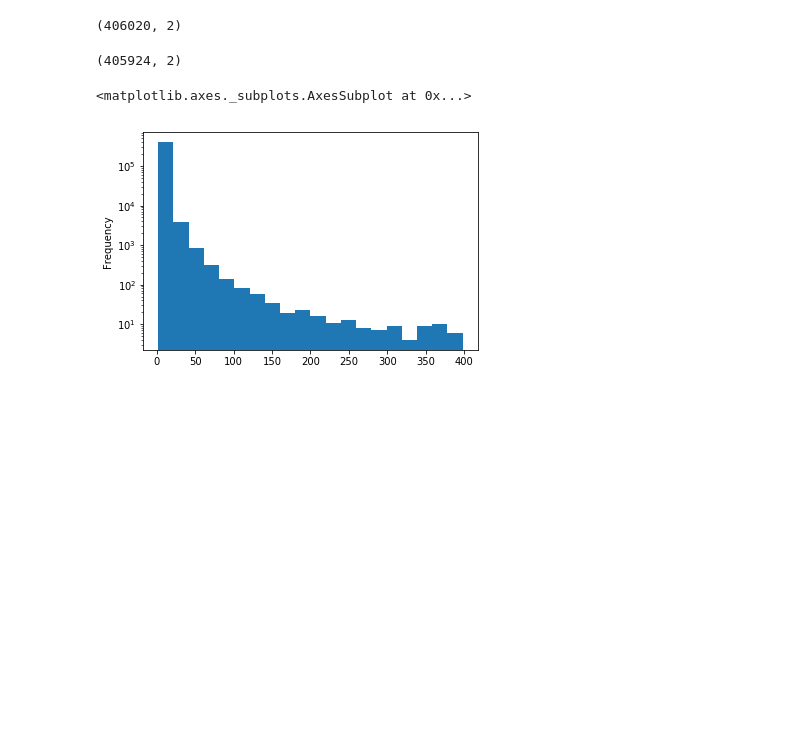
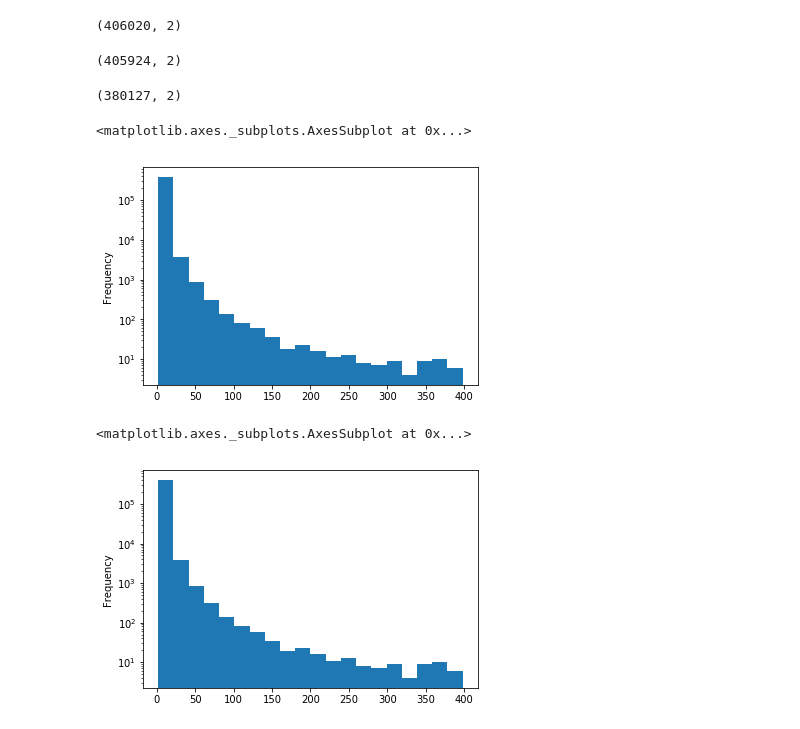
Before and after one commit to truejimfrank/WebCustomerFingerprints, a Jupyter notebook: notebooks/events_process.ipynb, the cells around one changed output. Cells and saved outputs as stored; diff of their text form; code cells hidden in the pictures; blank space fills up the shorter version.

Commit message:
histogram

```diff
--- a/notebooks/events_process.ipynb
+++ b/notebooks/events_process.ipynb
@@ -8,3 +8,8 @@ dfevents.info()
+# %%
+dfcluster = pd.read_pickle('../../data/ecommerce/cust_prod_clust2.pkl', compression='zip')
+dfcluster = dfcluster[dfcluster['item_count'] < 400]
+# gensim_processed = dfcluster['product_list']
+seriesldamask = pd.read_pickle('../../data/ecommerce/seriesldamask.pkl', compression='zip')
 # %%
 #gensim
 import gensim
@@ -55,5 +71,5 @@ dfcluster.to_pickle('../../data/ecommerce/cust_prod_cluster.pkl', compression='z
 SeriesList = pd.read_pickle('../../data/ecommerce/cust_prod_cluster.pkl', compression='zip')
 # dfcluster.head()
 # %%
-dfcluster = pd.DataFrame(dfcluster)
-# dfcluster.head()
+# dfcluster = pd.DataFrame(dfcluster)
+dfcluster.head()
@@ -78,6 +102,14 @@ print(dfcluster.shape)
 # dfcluster['item_count'].sort_values(ascending=False)[50:100]
 # %% [output]
 (405924, 2)
+# %%
+dfclustermask = dfcluster[seriesldamask.values]
+print(dfclustermask.shape)
+dfclustermask['item_count'].plot('hist', bins=20, log=True)
+# %% [output]
+(380127, 2)
+<matplotlib.axes._subplots.AxesSubplot at 0x...>
+[figure, added]
 # %%
 dfcluster['item_count'].plot('hist', bins=20, log=True)
 # %% [output]
```
Also changed, not shown: parts of 8 cells of this notebook, 3 other files.
